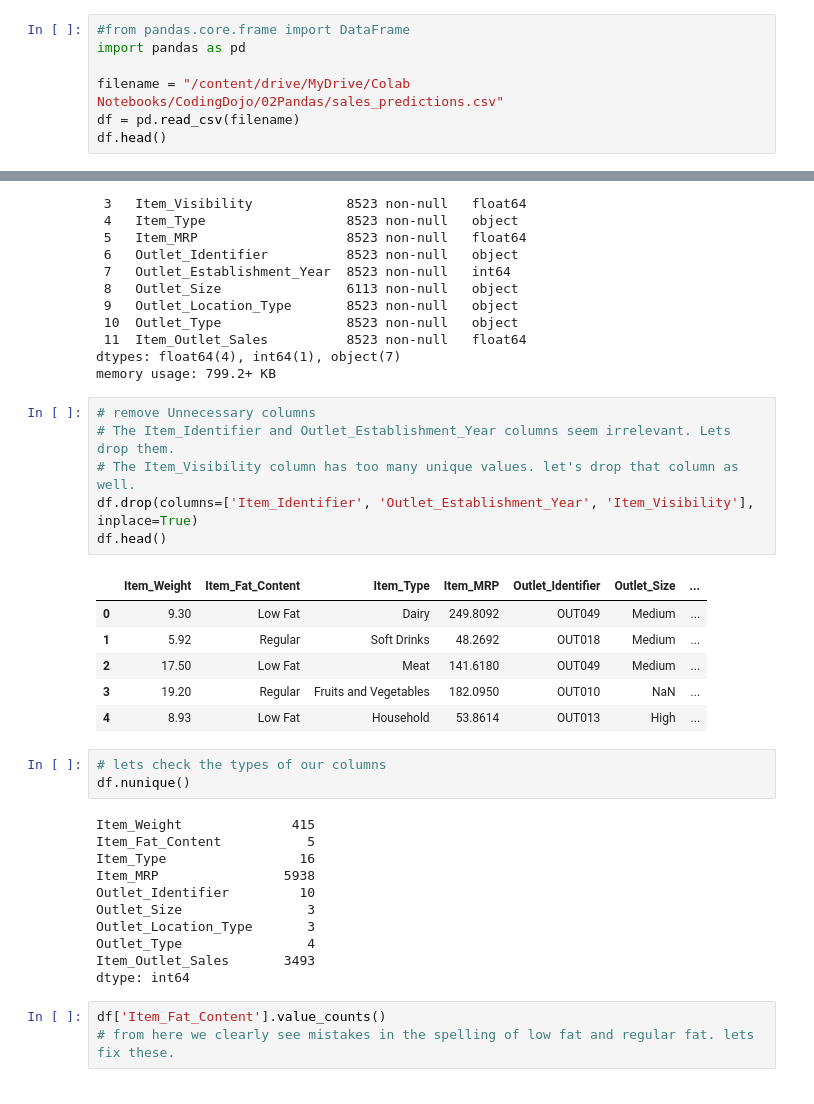
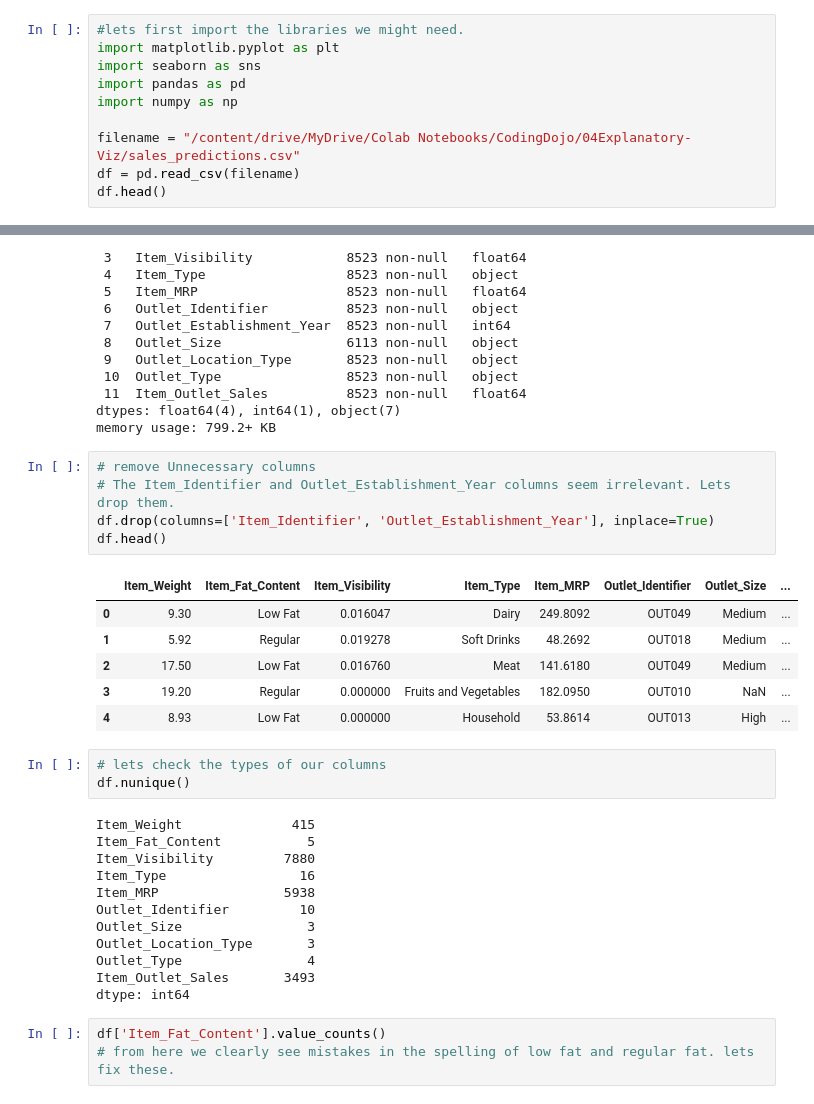
Before and after one commit to zevy613/sales-predictions, a Jupyter notebook: Project1.ipynb, the cells around one changed output, grey strips where cells are left out. Saved outputs shown, nothing was run; the diff lists cells and outputs as text.

```diff
--- a/Project1.ipynb
+++ b/Project1.ipynb
@@ -5,8 +3,11 @@ Upload data set
 # %%
-#from pandas.core.frame import DataFrame
+#lets first import the libraries we might need.
+import matplotlib.pyplot as plt
+import seaborn as sns
 import pandas as pd
+import numpy as np
 
-filename = "/content/drive/MyDrive/Colab Notebooks/CodingDojo/02Pandas/sales_predictions.csv"
+filename = "/content/drive/MyDrive/Colab Notebooks/CodingDojo/04Explanatory-Viz/sales_predictions.csv"
 df = pd.read_csv(filename)
 df.head()
 # %% [output]
@@ -48,22 +47,22 @@ memory usage: 799.2+ KB
 # %%
 # remove Unnecessary columns
 # The Item_Identifier and Outlet_Establishment_Year columns seem irrelevant. Lets drop them.
-# The Item_Visibility column has too many unique values. let's drop that column as well.
-df.drop(columns=['Item_Identifier', 'Outlet_Establishment_Year', 'Item_Visibility'], inplace=True)
+df.drop(columns=['Item_Identifier', 'Outlet_Establishment_Year'], inplace=True)
 df.head()
 # %% [output]
-|  | Item_Weight | Item_Fat_Content | Item_Type | Item_MRP | Outlet_Identifier | Outlet_Size | ... |
-| 0 | 9.30 | Low Fat | Dairy | 249.8092 | OUT049 | Medium | ... |
-| 1 | 5.92 | Regular | Soft Drinks | 48.2692 | OUT018 | Medium | ... |
-| 2 | 17.50 | Low Fat | Meat | 141.6180 | OUT049 | Medium | ... |
-| 3 | 19.20 | Regular | Fruits and Vegetables | 182.0950 | OUT010 | NaN | ... |
-| 4 | 8.93 | Low Fat | Household | 53.8614 | OUT013 | High | ... |
+|  | Item_Weight | Item_Fat_Content | Item_Visibility | Item_Type | Item_MRP | Outlet_Identifier | Outlet_Size | ... |
+| 0 | 9.30 | Low Fat | 0.016047 | Dairy | 249.8092 | OUT049 | Medium | ... |
+| 1 | 5.92 | Regular | 0.019278 | Soft Drinks | 48.2692 | OUT018 | Medium | ... |
+| 2 | 17.50 | Low Fat | 0.016760 | Meat | 141.6180 | OUT049 | Medium | ... |
+| 3 | 19.20 | Regular | 0.000000 | Fruits and Vegetables | 182.0950 | OUT010 | NaN | ... |
+| 4 | 8.93 | Low Fat | 0.000000 | Household | 53.8614 | OUT013 | High | ... |
 # %%
 # lets check the types of our columns
 df.nunique()
 # %% [output]
 Item_Weight              415
 Item_Fat_Content           5
+Item_Visibility         7880
 Item_Type                 16
 Item_MRP                5938
 Outlet_Identifier         10
```
Also changed, not shown: parts of 31 cells of this notebook.
